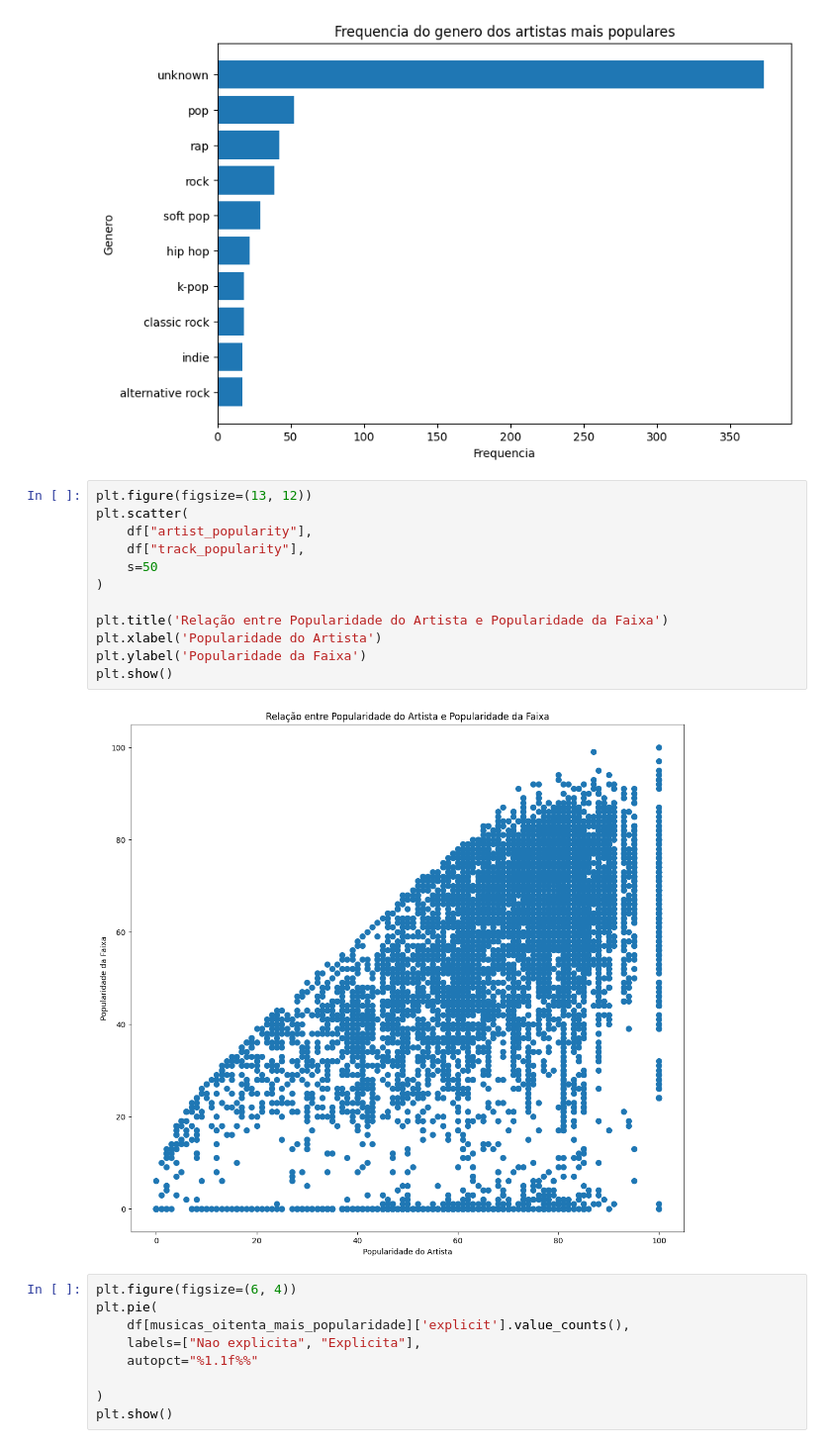
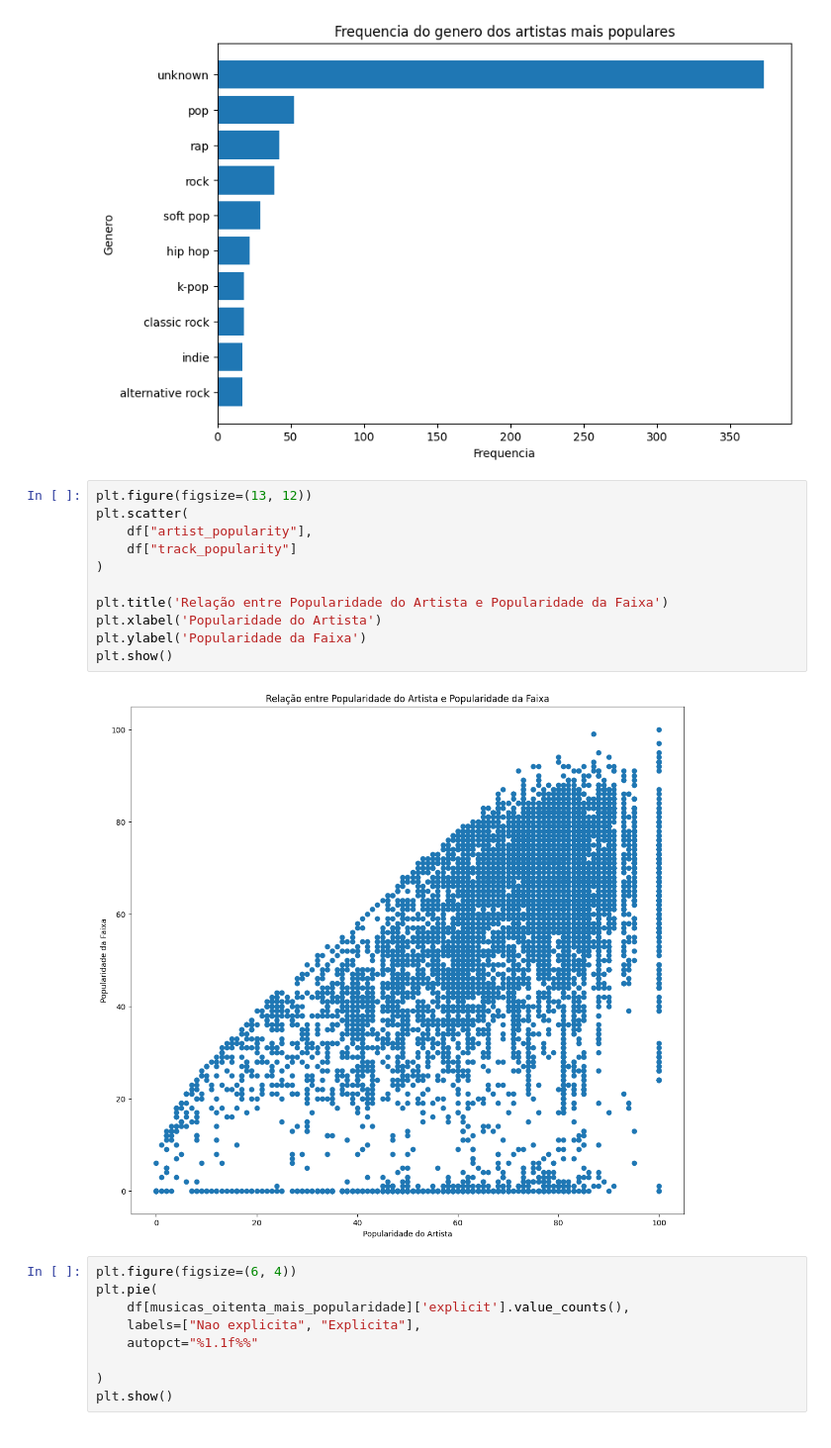
Before and after one commit to GabrielPFarias/trend_artistas_spotify, a Jupyter notebook: trabalho_cdbd.ipynb, the cells around one changed output. Shown: that part at 99% size. Drawn from its saved outputs; the diff is of its cells as text.

```diff
--- a/trabalho_cdbd.ipynb
+++ b/trabalho_cdbd.ipynb
@@ -267,17 +271,16 @@ plt.show()
 # %%
 plt.figure(figsize=(13, 12))
 plt.scatter(
     df["artist_popularity"],
-    df["track_popularity"],
-    s=50
+    df["track_popularity"]
 )
 
 plt.title('Relação entre Popularidade do Artista e Popularidade da Faixa')
 plt.xlabel('Popularidade do Artista')
 plt.ylabel('Popularidade da Faixa')
 plt.show()
 # %% [output]
-[figure, old version]
+[figure, new version]
 # %%
 plt.figure(figsize=(6, 4))
 plt.pie(
```
Also changed, not shown: parts of 6 cells of this notebook.
